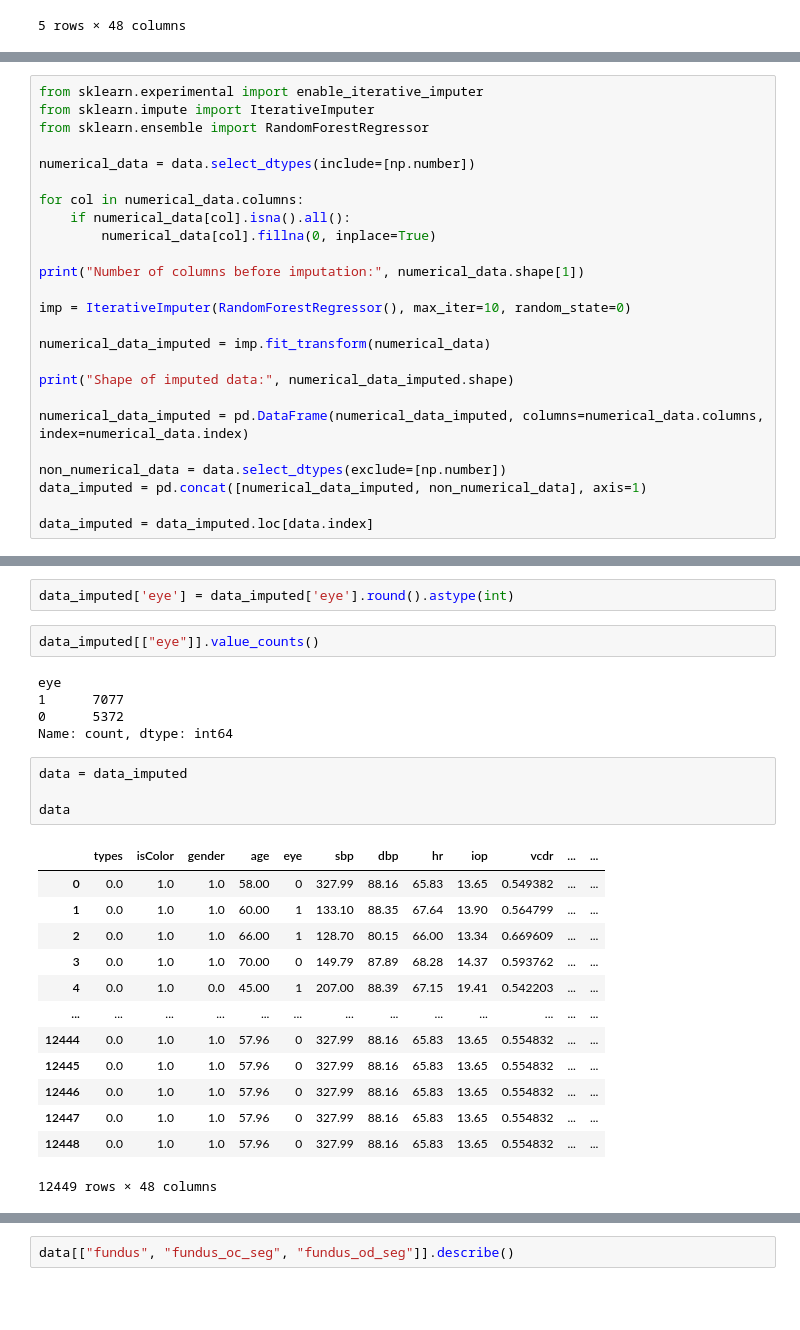
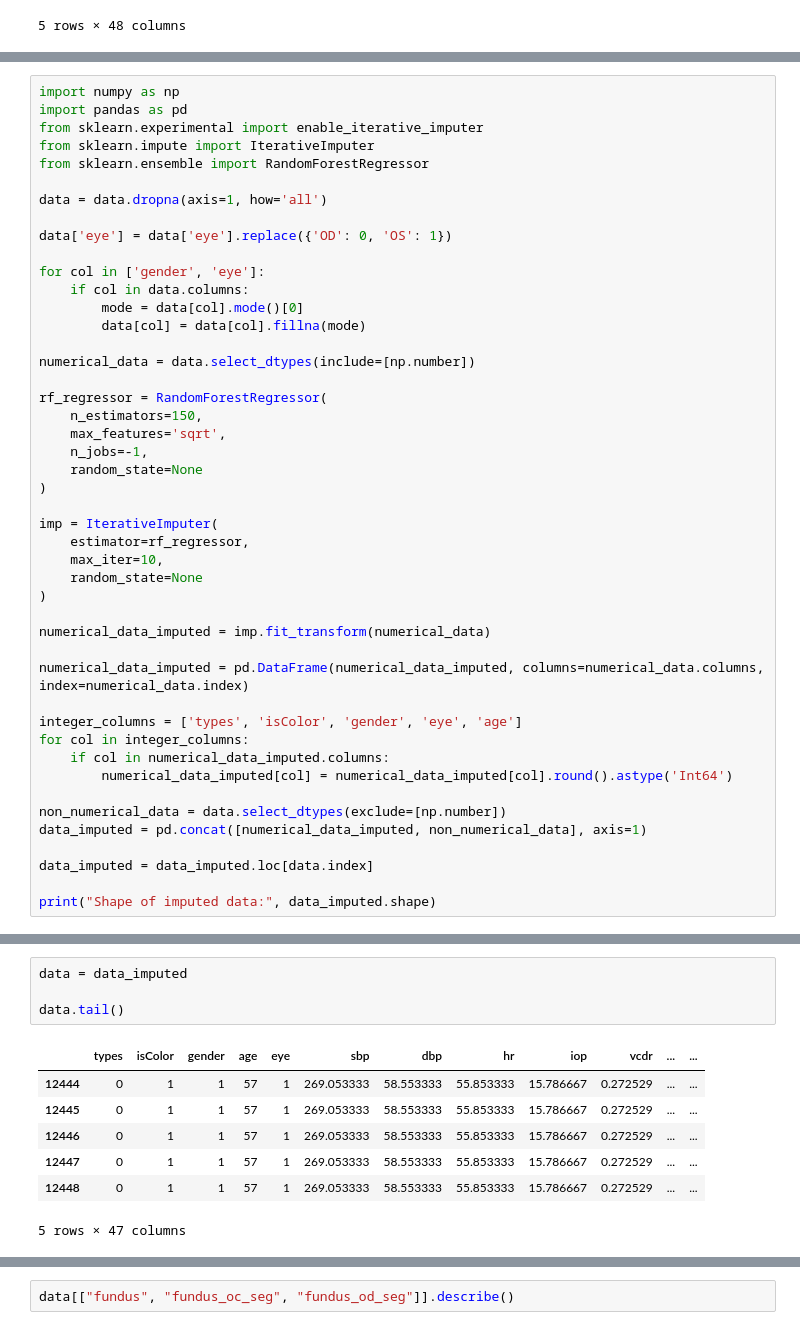
Before and after one commit to AhmedElZubair38/DISSERTATION, a Jupyter notebook: MOSTLY_Data_3/MODEL_3.ipynb, the cells around one changed output, grey strips where cells are left out. Cells and saved outputs as stored; diff of their text form; blank space fills up the shorter version.

```diff
--- a/MOSTLY_Data_3/MODEL_3.ipynb
+++ b/MOSTLY_Data_3/MODEL_3.ipynb
@@ -236,27 +202,48 @@ dtypes: float64(23), int64(2), object(23)
 memory usage: 4.6+ MB
 # %%
+import numpy as np
+import pandas as pd
 from sklearn.experimental import enable_iterative_imputer
 from sklearn.impute import IterativeImputer
 from sklearn.ensemble import RandomForestRegressor
 
+data = data.dropna(axis=1, how='all')
+
+data['eye'] = data['eye'].replace({'OD': 0, 'OS': 1})
+
+for col in ['gender', 'eye']:
+    if col in data.columns:
+        mode = data[col].mode()[0]
+        data[col] = data[col].fillna(mode)
+
 numerical_data = data.select_dtypes(include=[np.number])
 
-for col in numerical_data.columns:
-    if numerical_data[col].isna().all():
-        numerical_data[col].fillna(0, inplace=True)
+rf_regressor = RandomForestRegressor(
+    n_estimators=150,
+    max_features='sqrt',
+    n_jobs=-1,
+    random_state=None
+)
 
-print("Number of columns before imputation:", numerical_data.shape[1])
-
-imp = IterativeImputer(RandomForestRegressor(), max_iter=10, random_state=0)
+imp = IterativeImputer(
+    estimator=rf_regressor,
+    max_iter=10,
+    random_state=None
+)
 
 numerical_data_imputed = imp.fit_transform(numerical_data)
 
-print("Shape of imputed data:", numerical_data_imputed.shape)
+numerical_data_imputed = pd.DataFrame(numerical_data_imputed, columns=numerical_data.columns, index=numerical_data.index)
 
-numerical_data_imputed = pd.DataFrame(numerical_data_imputed, columns=numerical_data.columns, index=numerical_data.index)
+integer_columns = ['types', 'isColor', 'gender', 'eye', 'age']
+for col in integer_columns:
+    if col in numerical_data_imputed.columns:
+        numerical_data_imputed[col] = numerical_data_imputed[col].round().astype('Int64')
 
 non_numerical_data = data.select_dtypes(exclude=[np.number])
 data_imputed = pd.concat([numerical_data_imputed, non_numerical_data], axis=1)
 
 data_imputed = data_imputed.loc[data.index]
+
+print("Shape of imputed data:", data_imputed.shape)
 # %% [output]
@@ -304,27 +271,12 @@ Name: count, dtype: int64
-# %%
-data_imputed['eye'] = data_imputed['eye'].round().astype(int)
-# %%
-data_imputed[["eye"]].value_counts()
-# %% [output]
-eye
-1      7077
-0      5372
-Name: count, dtype: int64
 # %%
 data = data_imputed
 
-data
+data.tail()
 # %% [output]
 |  | types | isColor | gender | age | eye | sbp | dbp | hr | iop | vcdr | ... | ... |
-| 0 | 0.0 | 1.0 | 1.0 | 58.00 | 0 | 327.99 | 88.16 | 65.83 | 13.65 | 0.549382 | ... | ... |
-| 1 | 0.0 | 1.0 | 1.0 | 60.00 | 1 | 133.10 | 88.35 | 67.64 | 13.90 | 0.564799 | ... | ... |
-| 2 | 0.0 | 1.0 | 1.0 | 66.00 | 1 | 128.70 | 80.15 | 66.00 | 13.34 | 0.669609 | ... | ... |
-| 3 | 0.0 | 1.0 | 1.0 | 70.00 | 0 | 149.79 | 87.89 | 68.28 | 14.37 | 0.593762 | ... | ... |
-| 4 | 0.0 | 1.0 | 0.0 | 45.00 | 1 | 207.00 | 88.39 | 67.15 | 19.41 | 0.542203 | ... | ... |
-| ... | ... | ... | ... | ... | ... | ... | ... | ... | ... | ... | ... | ... |
-| 12444 | 0.0 | 1.0 | 1.0 | 57.96 | 0 | 327.99 | 88.16 | 65.83 | 13.65 | 0.554832 | ... | ... |
-| 12445 | 0.0 | 1.0 | 1.0 | 57.96 | 0 | 327.99 | 88.16 | 65.83 | 13.65 | 0.554832 | ... | ... |
-| 12446 | 0.0 | 1.0 | 1.0 | 57.96 | 0 | 327.99 | 88.16 | 65.83 | 13.65 | 0.554832 | ... | ... |
-| 12447 | 0.0 | 1.0 | 1.0 | 57.96 | 0 | 327.99 | 88.16 | 65.83 | 13.65 | 0.554832 | ... | ... |
-| 12448 | 0.0 | 1.0 | 1.0 | 57.96 | 0 | 327.99 | 88.16 | 65.83 | 13.65 | 0.554832 | ... | ... |
+| 12444 | 0 | 1 | 1 | 57 | 1 | 269.053333 | 58.553333 | 55.853333 | 15.786667 | 0.272529 | ... | ... |
+| 12445 | 0 | 1 | 1 | 57 | 1 | 269.053333 | 58.553333 | 55.853333 | 15.786667 | 0.272529 | ... | ... |
+| 12446 | 0 | 1 | 1 | 57 | 1 | 269.053333 | 58.553333 | 55.853333 | 15.786667 | 0.272529 | ... | ... |
+| 12447 | 0 | 1 | 1 | 57 | 1 | 269.053333 | 58.553333 | 55.853333 | 15.786667 | 0.272529 | ... | ... |
+| 12448 | 0 | 1 | 1 | 57 | 1 | 269.053333 | 58.553333 | 55.853333 | 15.786667 | 0.272529 | ... | ... |
-12449 rows × 48 columns
+5 rows × 47 columns
```
Also changed, not shown: parts of 52 cells of this notebook, 1 other file.
